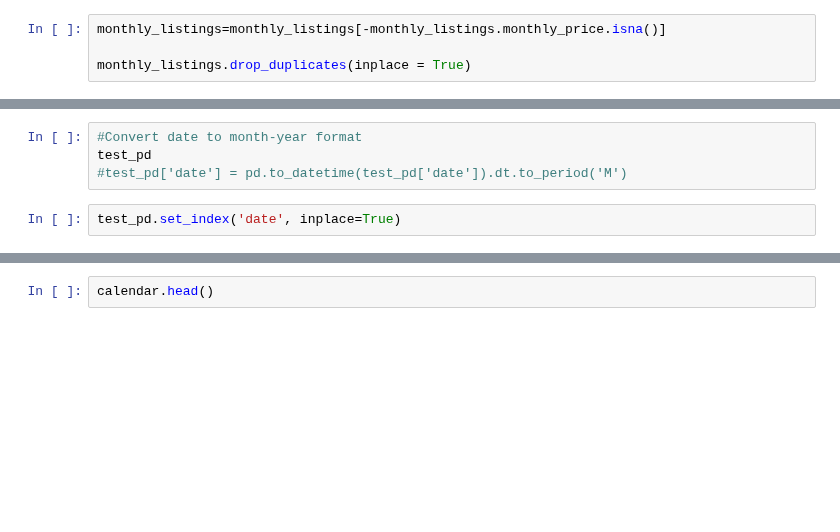
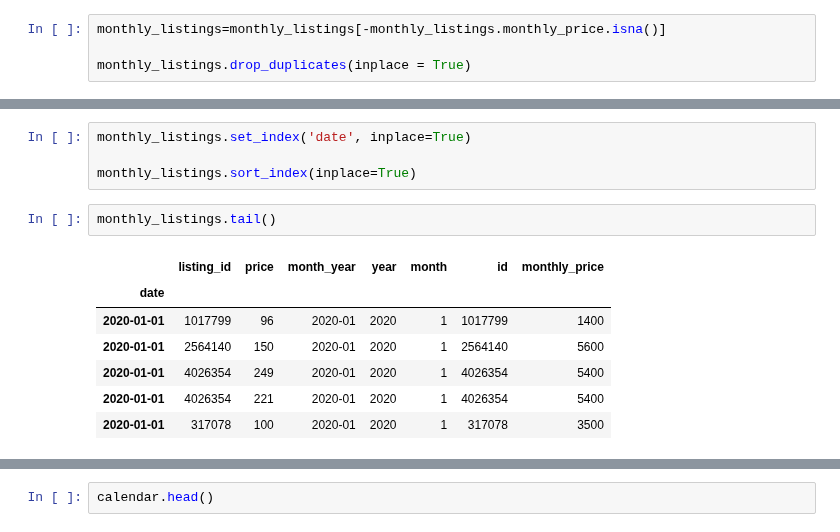
Before and after one commit to KishenSharma6/Airbnb-SF, a Jupyter notebook: Project Codes/03. Exploratory Data Analysis/01_05_2020_TimeSeries.ipynb, the cells around one changed output, grey strips where cells are left out. Saved outputs shown, nothing was run; the diff lists cells and outputs as text; blank space fills up the shorter version.

```diff
--- a/Project Codes/03. Exploratory Data Analysis/01_05_2020_TimeSeries.ipynb
+++ b/Project Codes/03. Exploratory Data Analysis/01_05_2020_TimeSeries.ipynb
@@ -226,6 +286,14 @@ monthly_listings.head()
-# %%
-#Convert date to month-year format
-test_pd
-#test_pd['date'] = pd.to_datetime(test_pd['date']).dt.to_period('M')
 # %%
-test_pd.set_index('date', inplace=True)
+monthly_listings.set_index('date', inplace=True)
+
+monthly_listings.sort_index(inplace=True)
+# %%
+monthly_listings.tail()
+# %% [output]
+|  | listing_id | price | month_year | year | month | id | monthly_price |
+| date |  |  |  |  |  |  |  |
+| 2020-01-01 | 1017799 | 96 | 2020-01 | 2020 | 1 | 1017799 | 1400 |
+| 2020-01-01 | 2564140 | 150 | 2020-01 | 2020 | 1 | 2564140 | 5600 |
+| 2020-01-01 | 4026354 | 249 | 2020-01 | 2020 | 1 | 4026354 | 5400 |
+| 2020-01-01 | 4026354 | 221 | 2020-01 | 2020 | 1 | 4026354 | 5400 |
+| 2020-01-01 | 317078 | 100 | 2020-01 | 2020 | 1 | 317078 | 3500 |
```
Also changed, not shown: parts of 18 cells of this notebook.
